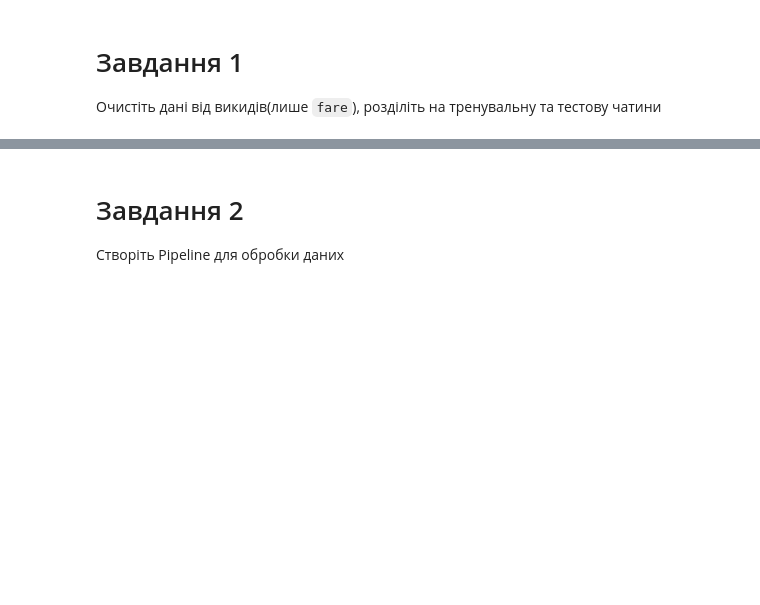
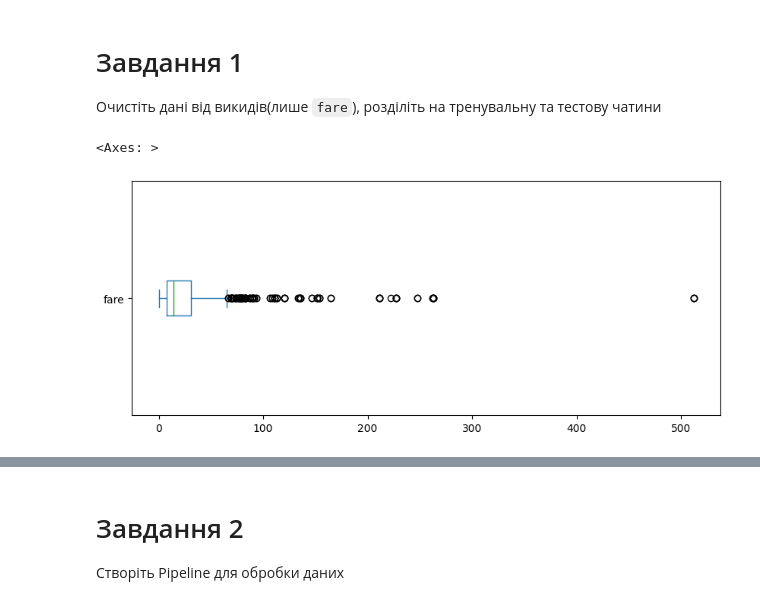
Before and after one commit to shaya-686/AI, a Jupyter notebook: ДЗ_8.ipynb, the cells around one changed output, grey strips where cells are left out. Drawn from its saved outputs; the diff is of its cells as text; code cells hidden in the pictures; blank space fills up the shorter version.

```diff
--- a/ДЗ_8.ipynb
+++ b/ДЗ_8.ipynb
@@ -29,3 +59,8 @@ df.head()
 # %% [markdown]
 # Завдання 1
 Очистіть дані від викидів(лише `fare`), розділіть на тренувальну та тестову чатини
+# %%
+df['fare'].plot(kind='box', vert=False, figsize=(10,4))
+# %% [output]
+<Axes: >
+[figure, added]
```
Also changed, not shown: parts of 14 cells of this notebook.
